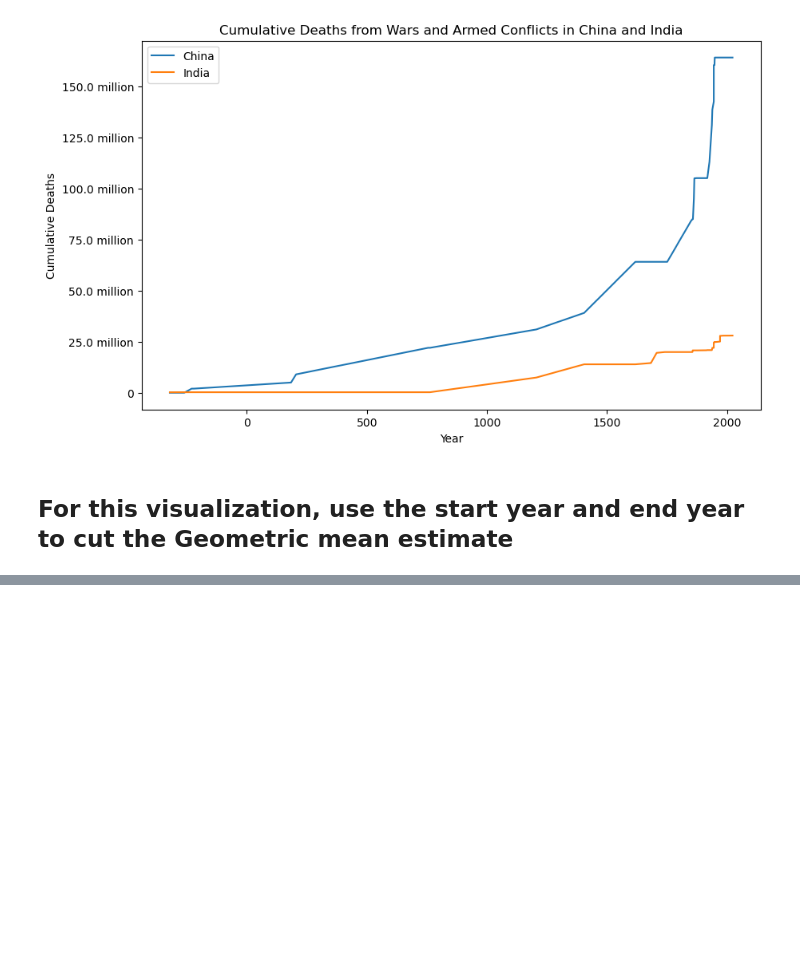
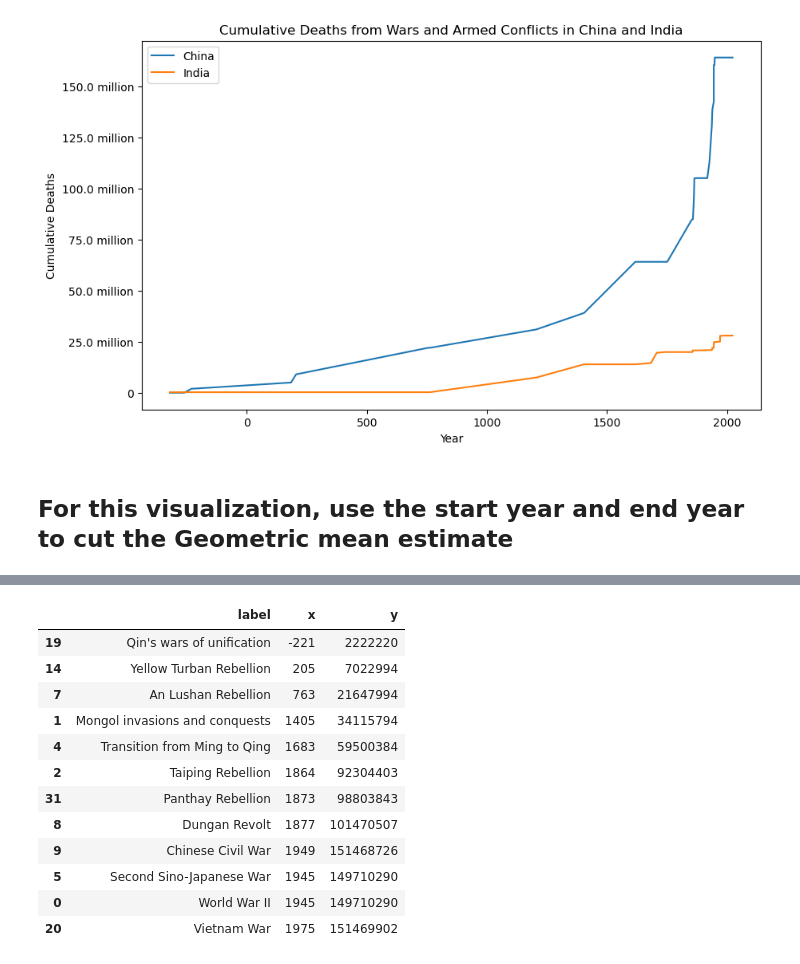
Before and after one commit to dbabbitt/StatsByCountry, a Jupyter notebook: lineplots/Visualize a Timeline of India vs China Wars and Armed Conflicts.ipynb, the cells around one changed output, grey strips where cells are left out. Drawn from its saved outputs; the diff is of its cells as text; code cells hidden in the pictures; blank space fills up the shorter version.

```diff
--- a/lineplots/Visualize a Timeline of India vs China Wars and Armed Conflicts.ipynb
+++ b/lineplots/Visualize a Timeline of India vs China Wars and Armed Conflicts.ipynb
@@ -172,0 +191,25 @@ plt.show()
+# %%
+
+df = pd.concat(
+    [pd.Series(china_cumuls_list, index=china_years_list), pd.Series(china_cumuls_list, index=china_years_list).diff(), pd.Series(china_cumuls_list, index=china_years_list).diff().diff()], axis='columns'
+).rename(columns={0: 'china_cumuls_list', 1: 'china_cumuls_diff', 2: 'china_cumuls_diff_diff'})
+mask_series = ~df.china_cumuls_diff_diff.isnull() & (df.china_cumuls_diff_diff != 0.0)
+mask_series = anthropogenic_disasters_df.Start.isin(df[mask_series].index) & (anthropogenic_disasters_df.percent_china > 0.0)
+columns_list = ['Event', 'End']
+df = anthropogenic_disasters_df[mask_series].sort_values('Start')[columns_list].rename(columns={'Event': 'label', 'End': 'x'})
+df['y'] = df.x.map(lambda x: china_cumuls_list[china_years_list.index(x)])
+display(df)
+# %% [output]
+|  | label | x | y |
+| 19 | Qin's wars of unification | -221 | 2222220 |
+| 14 | Yellow Turban Rebellion | 205 | 7022994 |
+| 7 | An Lushan Rebellion | 763 | 21647994 |
+| 1 | Mongol invasions and conquests | 1405 | 34115794 |
+| 4 | Transition from Ming to Qing | 1683 | 59500384 |
+| 2 | Taiping Rebellion | 1864 | 92304403 |
+| 31 | Panthay Rebellion | 1873 | 98803843 |
+| 8 | Dungan Revolt | 1877 | 101470507 |
+| 9 | Chinese Civil War | 1949 | 151468726 |
+| 5 | Second Sino-Japanese War | 1945 | 149710290 |
+| 0 | World War II | 1945 | 149710290 |
+| 20 | Vietnam War | 1975 | 151469902 |
```
Also changed, not shown: parts of 2 cells of this notebook, 2 other files.
